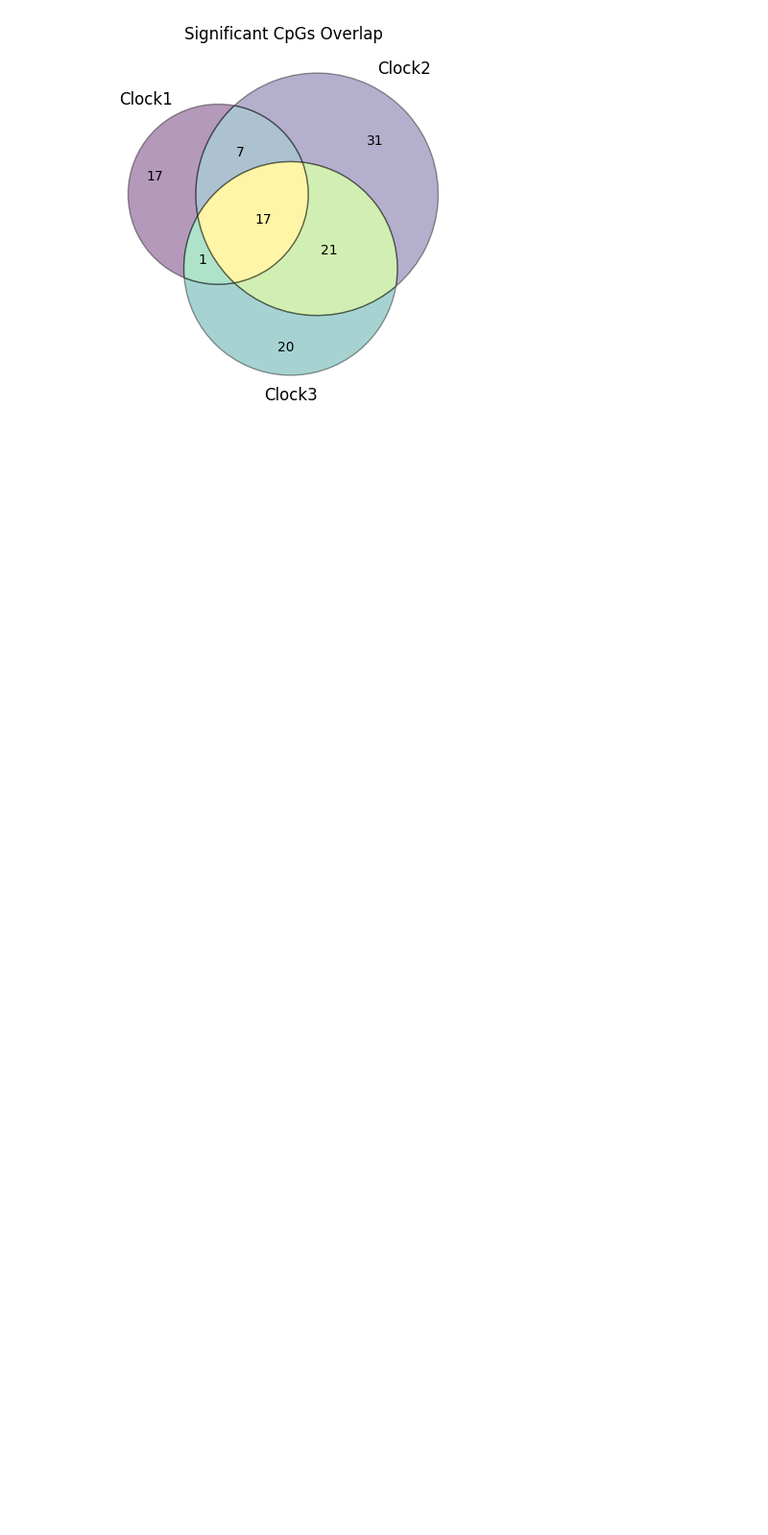
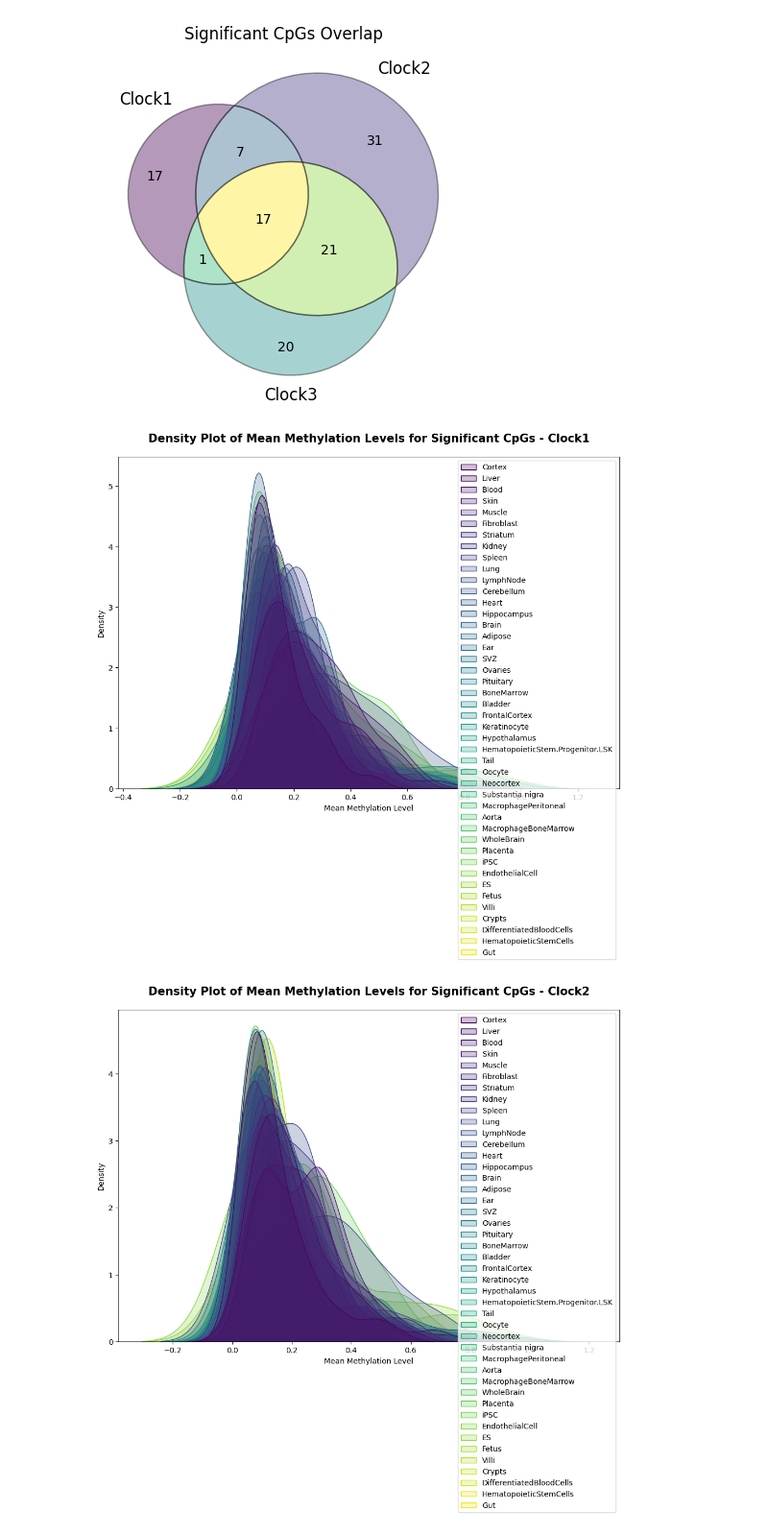
Before and after one commit to AntunesCSR/ChallengingClockUniversality, a Jupyter notebook: Mammal_Methylation_Levels/Crosstissue_methylation_patterns.ipynb, the cells around one changed output. Shown: that part at 96% size. Drawn from its saved outputs; the diff is of its cells as text; code cells hidden in the pictures; blank space fills up the shorter version.

Commit message:
density plots added

```diff
--- a/Mammal_Methylation_Levels/Crosstissue_methylation_patterns.ipynb
+++ b/Mammal_Methylation_Levels/Crosstissue_methylation_patterns.ipynb
@@ -419,6 +419,11 @@ Visualizations for clock2_3 complete. Saved in Cross-Tissue Methylation Patterns
 ### 2.1. Summary
 # %%
 ### Summary of CpGs with consistent methylation patterns
+
+# Dictionaries to store results
+high_methylation_cpgs = {}
+low_methylation_cpgs = {}
+variable_methylation_cpgs = {}
 
 # Summary of CpGs with consistent methylation patterns
 for clock_name, results in analysis_results.items():
@@ -789,3 +794,55 @@ plt.title('Significant CpGs Overlap')
 plt.show()
 # %% [output]
 [figure]
+# %%
+### Density plot of mean methylation levels for significant CpGs
+
+# Load the mean methylation levels for significant CpGs
+clock1_mean_methylation = pd.read_csv('Cross-Tissue Methylation Patterns/clock1/clock1_mean_methylation.csv', index_col=0)
+clock2_mean_methylation = pd.read_csv('Cross-Tissue Methylation Patterns/clock2/clock2_mean_methylation.csv', index_col=0)
+clock3_mean_methylation = pd.read_csv('Cross-Tissue Methylation Patterns/clock3/clock3_mean_methylation.csv')
+
+# Load the significant CpGs for each clock
+clock1_significant_cpgs = pd.read_csv('Cross-Tissue Methylation Patterns/clock1/clock1_significant_cpgs.csv', index_col=0)
+clock2_significant_cpgs = pd.read_csv('Cross-Tissue Methylation Patterns/clock2/clock2_significant_cpgs.csv', index_col=0)
+clock3_significant_cpgs = pd.read_csv('Cross-Tissue Methylation Patterns/clock3/clock3_significant_cpgs.csv', index_col=0)
+
+# Define the clocks and their mean methylation levels
+clocks_mean_meth = {
+    'Clock1': clock1_mean_methylation,
+    'Clock2': clock2_mean_methylation,
+    'Clock3': clock3_mean_methylation
+}
+
+# Define the clocks and their significant CpGs
+clocks_sig = {
+    'Clock1': clock1_significant_cpgs,
+    'Clock2': clock2_significant_cpgs,
+    'Clock3': clock3_significant_cpgs
+}
+
+# Set the output folder
+output_folder = 'Cross-Tissue Methylation Patterns'
+os.makedirs(output_folder, exist_ok=True)
+
+# Create a density plot for each clock
+for clock, mean_methylation in clocks_mean_meth.items():
+    # Filter the mean methylation levels for significant CpGs
+    significant_cpgs = clocks_sig[clock].index
+    mean_methylation_sig = mean_methylation[mean_methylation.index.isin(significant_cpgs)]
+
+    # Create the density plot
+    plt.figure(figsize=(12, 8))
+    sns.kdeplot(data=mean_methylation_sig, fill=True, common_norm=False, palette='viridis')
+    plt.title(f'Density Plot of Mean Methylation Levels for Significant CpGs - {clock}',
+              fontsize=15,
+              fontweight='bold',
+              pad=20)
+    plt.xlabel('Mean Methylation Level')
+    plt.ylabel('Density')
+    plt.savefig(os.path.join(output_folder, f'{clock}_density_plot.png'), dpi=300, bbox_inches='tight')
+    plt.show()
+    plt.close()
+# %% [output]
+[figure, added]
+[figure, added]
```
Also changed, not shown: parts of 5 cells of this notebook.
